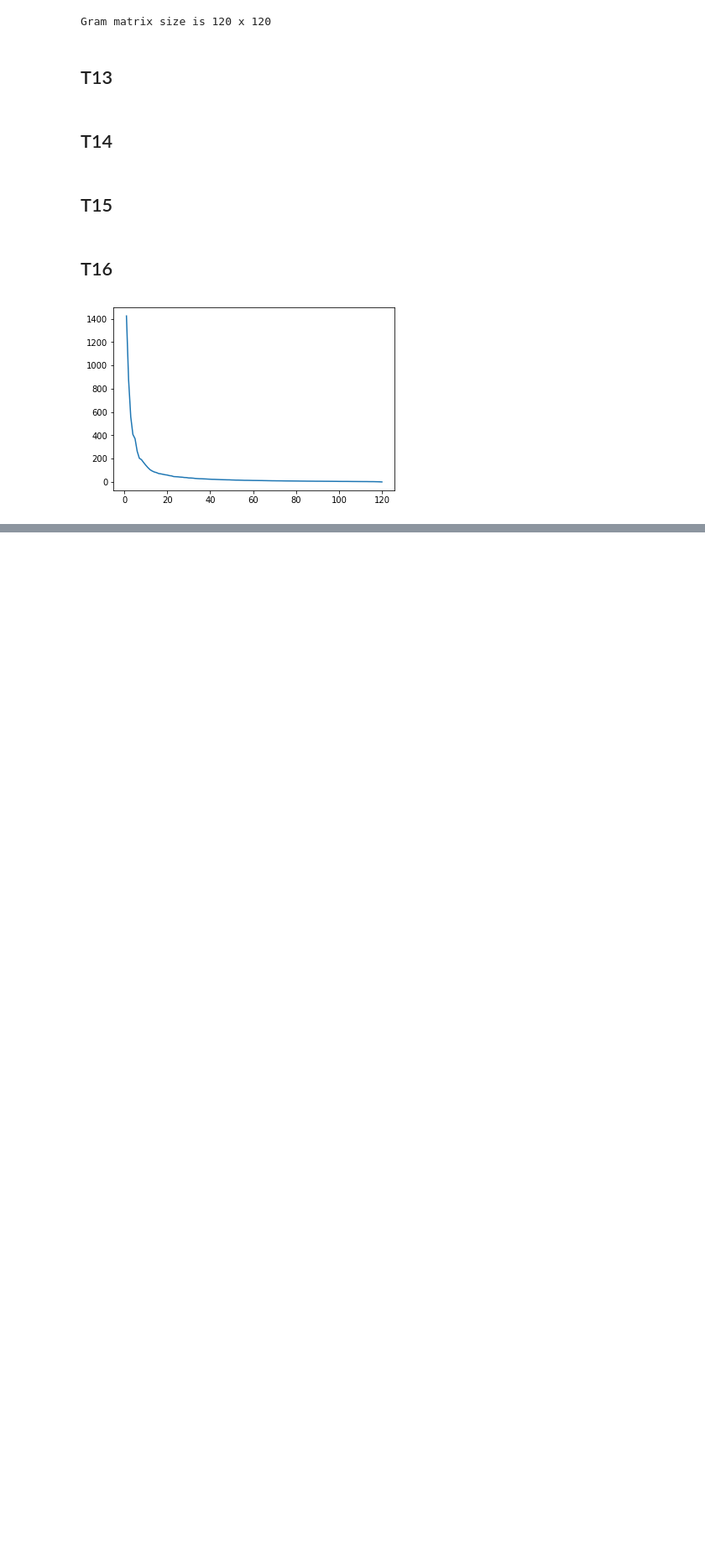
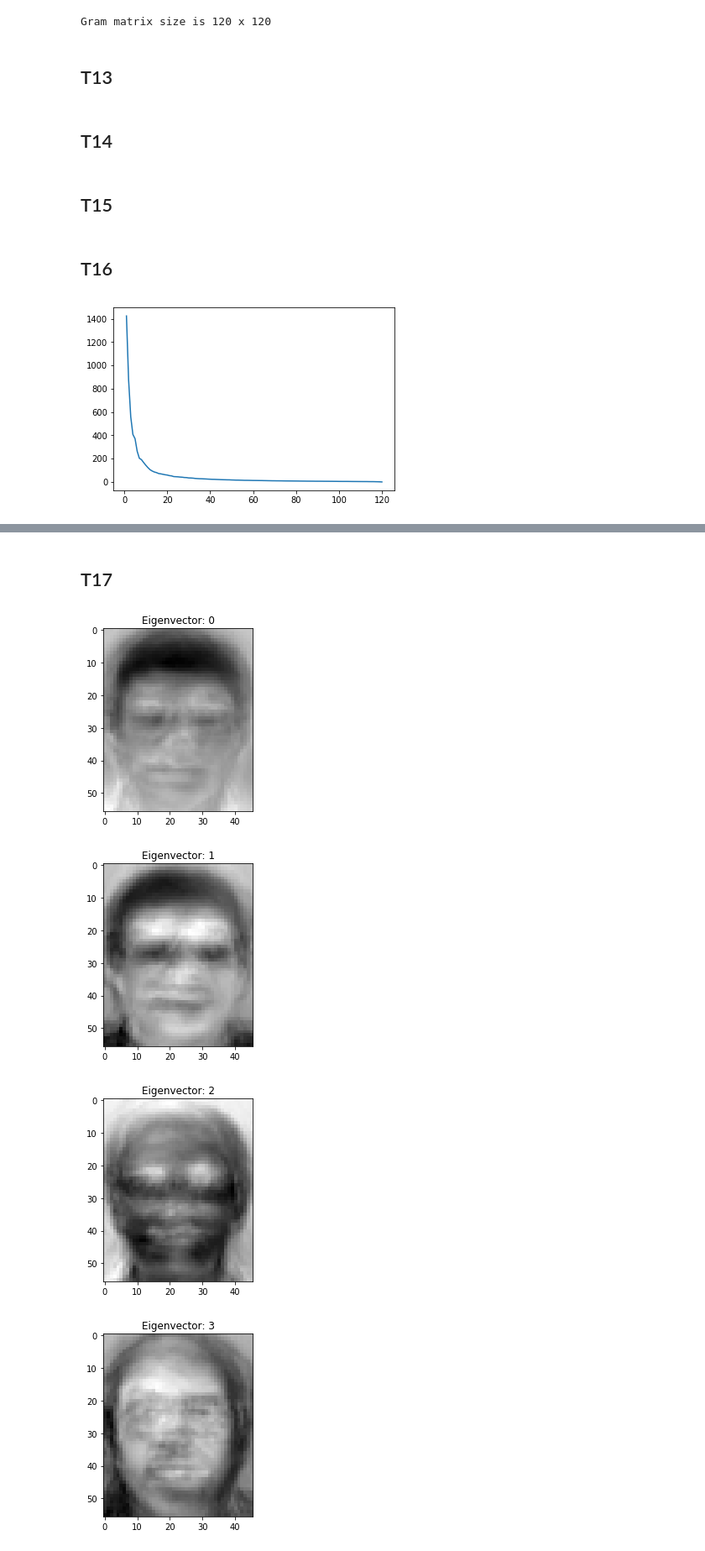
Before and after one commit to nekoteoj/pattern-recognition-work, a Jupyter notebook: HW3/HW3.ipynb, the cells around one changed output, grey strips where cells are left out. Shown at 84% size. Drawn from its saved outputs; the diff is of its cells as text; code cells hidden in the pictures; blank space fills up the shorter version.

```diff
--- a/HW3/HW3.ipynb
+++ b/HW3/HW3.ipynb
@@ -257,14 +266,14 @@ Gram matrix size is 120 x 120
 ## T15
 # %%
 gram_mat = X_caret.T.dot(X_caret)
-eigen_val, eigen_vec = np.linalg.eig(gram_mat)
+eigen_val, eigen_vec = np.linalg.eigh(gram_mat)
 # %%
 # Just a bubble sort
 for i in range(eigen_val.shape[0] - 1):
     for j in range(eigen_val.shape[0] - 1 - i):
         if eigen_val[j] < eigen_val[j + 1]:
             eigen_val[j], eigen_val[j + 1] = eigen_val[j + 1], eigen_val[j]
-            eigen_vec[j], eigen_vec[j + 1] = eigen_vec[j + 1].copy(), eigen_vec[j].copy()
+            eigen_vec[:, j], eigen_vec[:, j + 1] = eigen_vec[:, j + 1].copy(), eigen_vec[:, j].copy()
 # %% [markdown]
 ## T16
 # %%
@@ -272,3 +281,11 @@ plt.plot(np.linspace(1, eigen_val.shape[0], eigen_val.shape[0]), eigen_val)
 plt.show()
 # %% [output]
 [figure]
+# %%
+total_var = eigen_val.sum()
+print("Total Variance = ", total_var)
+for i, val in enumerate(np.cumsum(eigen_val)):
+    if val >= 0.95 * total_var:
+        eigen_amount = i + 1
+        break
+print(f"We should take {eigen_amount} eigenvector")
@@ -274,0 +319,16 @@ plt.show()
+# %%
+vp = X_caret.dot(eigen_vec)
+for i in range(vp.shape[1]):
+    vp[:, i] /= np.linalg.norm(vp[:, i])
+# %% [markdown]
+## T17
+# %%
+for i in range(10):
+    plt.title(f"Eigenvector: {i}")
+    plt.imshow(-vp[:, i].reshape(56, 46), cmap="gray")
+    plt.show()
+# %% [output]
+[figure, added]
+[figure, added]
+[figure, added]
+[figure, added]
```
Also changed, not shown: parts of 21 cells of this notebook.
